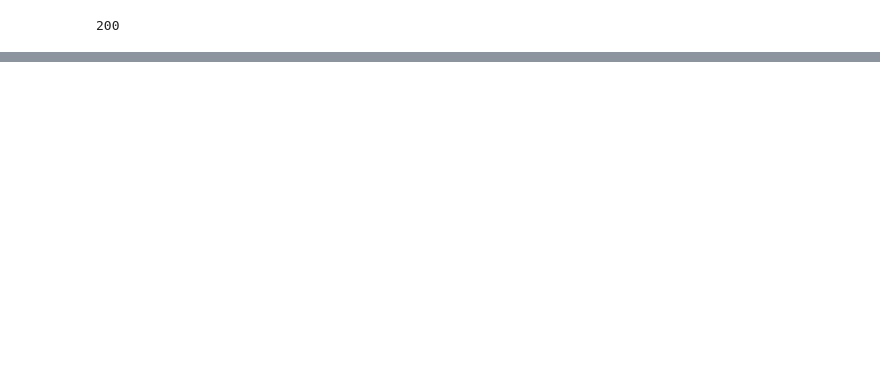
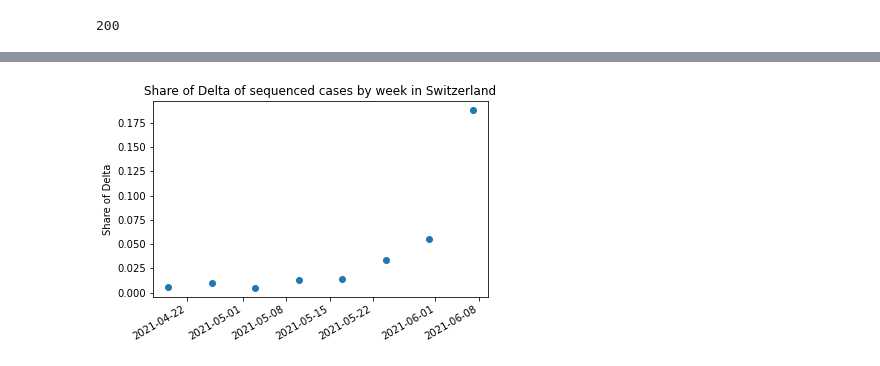
Before and after one commit to CovSeqCH/SequencingStats_and_Variants, a Jupyter notebook: download_sequences.ipynb, the cells around one changed output, grey strips where cells are left out. Saved outputs shown, nothing was run; the diff lists cells and outputs as text; code cells hidden in the pictures; blank space fills up the shorter version.

```diff
--- a/download_sequences.ipynb
+++ b/download_sequences.ipynb
@@ -95,0 +87,9 @@ seq_count_by_week
+# %%
+gen = seq_and_cases.loc[0].iloc[-10:]
+fig, ax = plt.subplots()
+ax.scatter(gen.index, gen.Delta/gen.Sequences)
+ax.set_title("Share of Delta of sequenced cases by week in Switzerland")
+ax.set_ylabel("Share of Delta")
+fig.autofmt_xdate()
+# %% [output]
+[figure, added]
```
Also changed, not shown: parts of 13 cells of this notebook, 6 other files.
